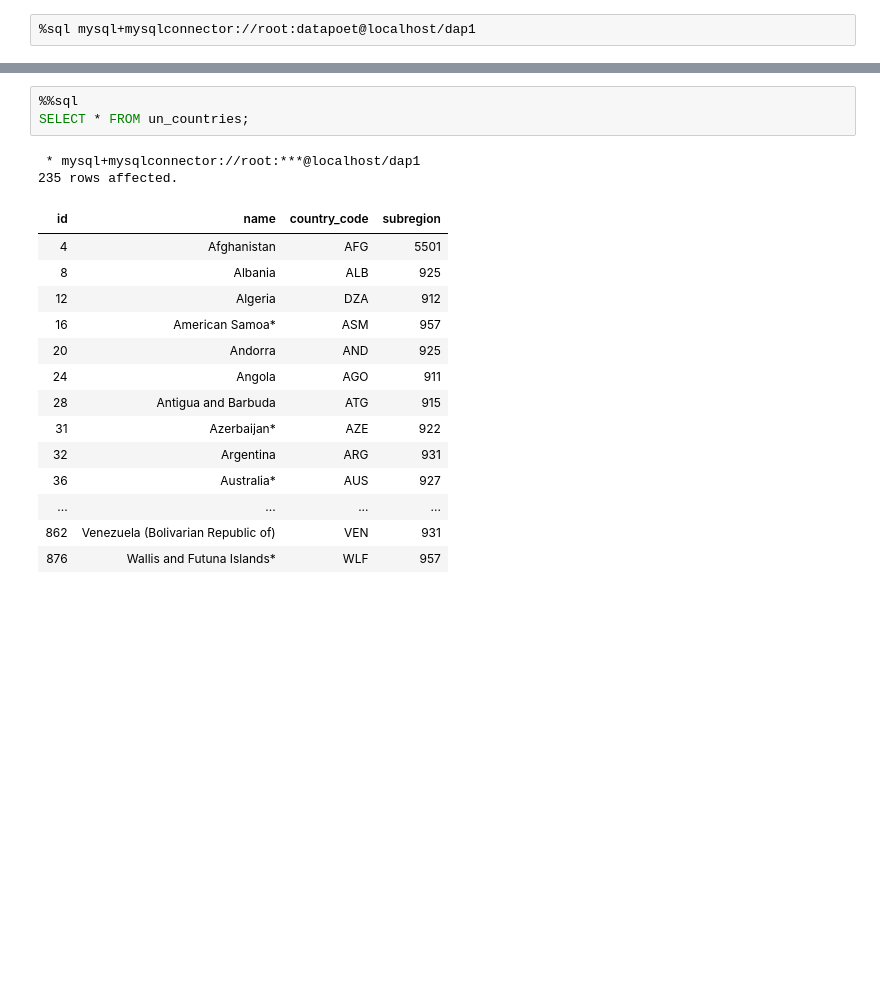
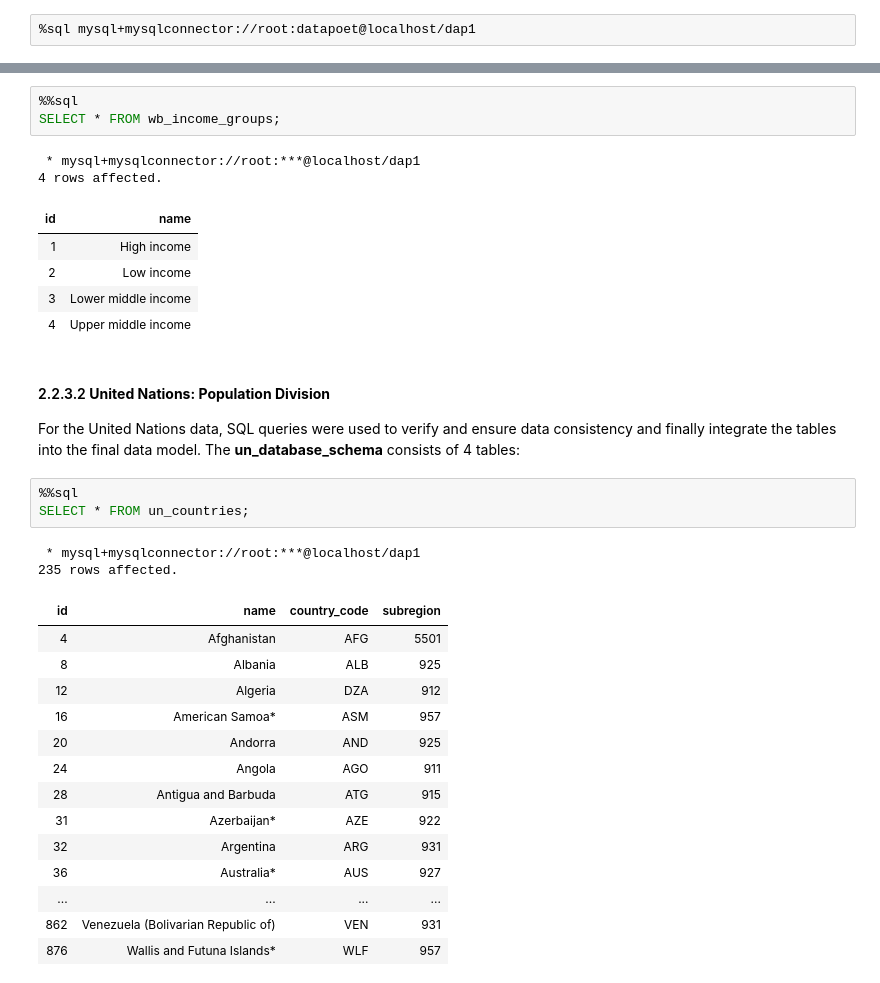
Before and after one commit to jsruano/dap1_migration_analysis, a Jupyter notebook: notebooks/2.2.3. Data preparation, configuration and data import.ipynb, the cells around one changed output, grey strips where cells are left out. Drawn from its saved outputs; the diff is of its cells as text; blank space fills up the shorter version.

```diff
--- a/notebooks/2.2.3. Data preparation, configuration and data import.ipynb
+++ b/notebooks/2.2.3. Data preparation, configuration and data import.ipynb
@@ -552,3 +353,18 @@ The sql extension is already loaded. To reload it, use:
+# %%
+%%sql
+SELECT * FROM wb_income_groups;
+# %% [output]
+ * mysql+mysqlconnector://root:***@localhost/dap1
+4 rows affected.
+| id | name |
+| 1 | High income |
+| 2 | Low income |
+| 3 | Lower middle income |
+| 4 | Upper middle income |
+# %% [markdown]
+#### 2.2.3.2 **United Nations: Population Division**
+
+For the United Nations data, SQL queries were used to verify and ensure data consistency and finally integrate the tables into the final data model. The **un_database_schema** consists of 4 tables:
 # %%
 %%sql
 SELECT * FROM un_countries;
```
Also changed, not shown: parts of 7 cells of this notebook, 5 other files.
